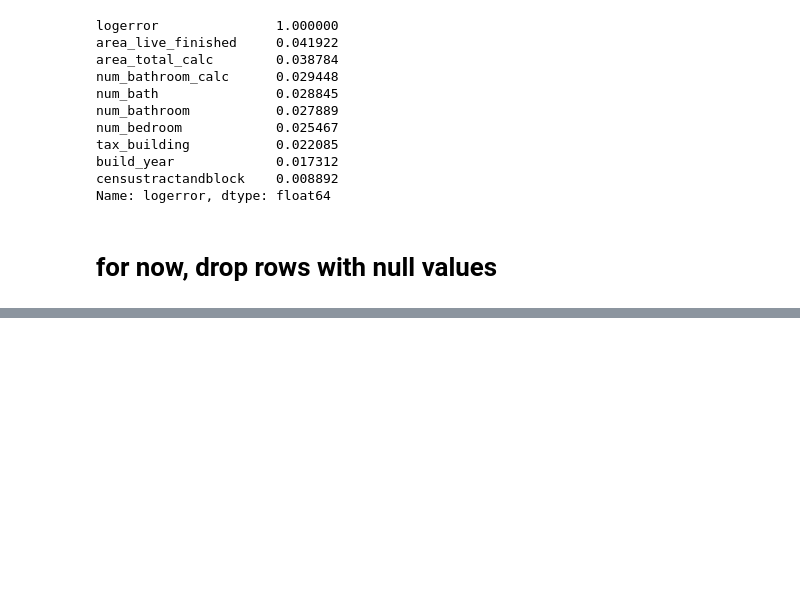
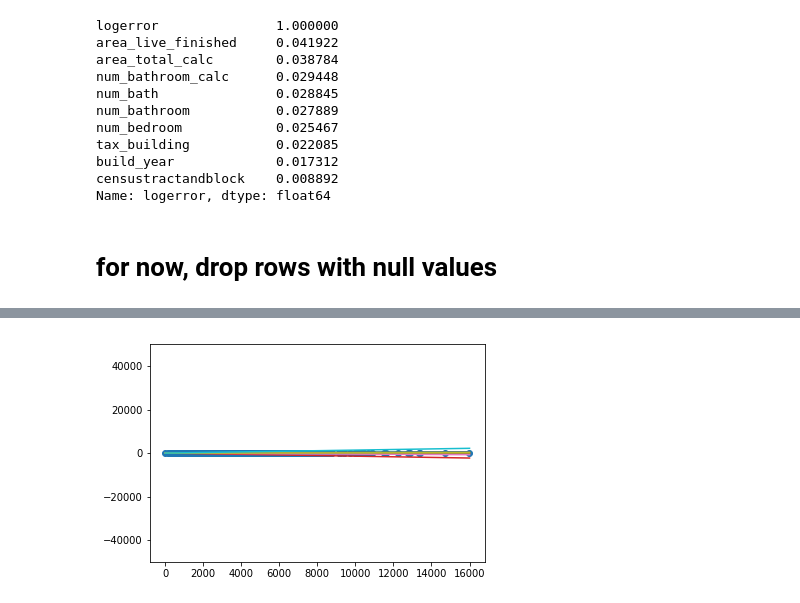
Before and after one commit to cavaunpeu/random-effects-neural-networks, a Jupyter notebook: zillow.ipynb, the cells around one changed output, grey strips where cells are left out. Saved outputs shown, nothing was run; the diff lists cells and outputs as text; code cells hidden in the pictures; blank space fills up the shorter version.

```diff
--- a/zillow.ipynb
+++ b/zillow.ipynb
@@ -115,0 +138,5 @@ train_df.dropna(inplace=True)
+# %%
+qβ_area_live_finished = Normal(loc=tf.Variable(tf.random_normal([D])),
+            scale=tf.nn.softplus(tf.Variable(tf.random_normal([D]))))
+qα = Normal(loc=tf.Variable(tf.random_normal([1])),
+            scale=tf.nn.softplus(tf.Variable(tf.random_normal([1]))))
@@ -115,0 +185,5 @@ train_df.dropna(inplace=True)
+# %%
+# Visualize samples from the posterior.
+visualise(X_train['area_live_finished'], y_train, qβ_area_live_finished, qα, n_samples=10)
+# %% [output]
+[figure, added]
```
Also changed, not shown: parts of 16 cells of this notebook.
